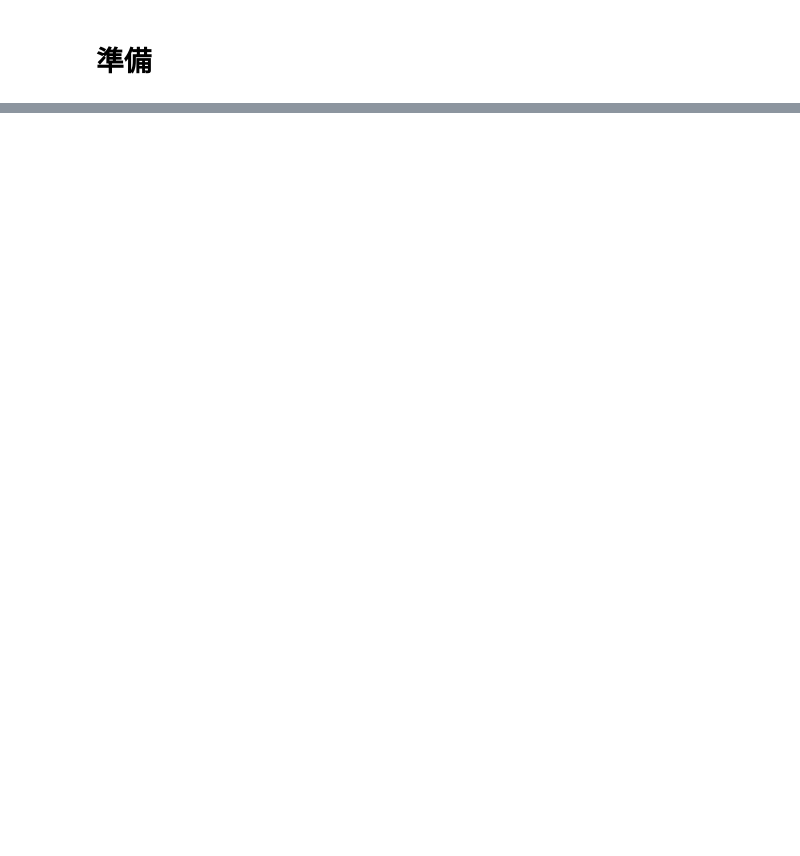
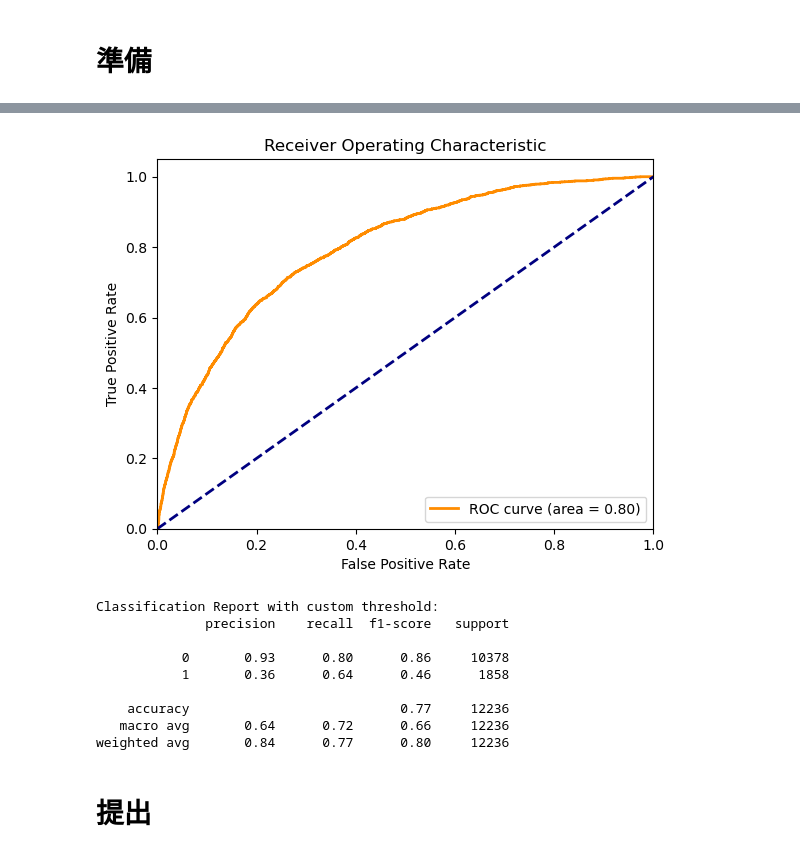
Before and after one commit to christian6022/MUFJ_Basic_Camp2024, a Jupyter notebook: src/model.ipynb, the cells around one changed output, grey strips where cells are left out. Cells and saved outputs as stored; diff of their text form; code cells hidden in the pictures; blank space fills up the shorter version.

```diff
--- a/src/model.ipynb
+++ b/src/model.ipynb
@@ -102,0 +149,15 @@ None
+# %%
+"""データの分割"""
+
+# 説明変数/目的変数の分割
+X = train_df_encoded.drop(columns=["not.fully.paid"])
+y = train_df_encoded["not.fully.paid"]
+
+# 訓練/テストデータに分割
+X_train, X_test, y_train, y_test = train_test_split(
+    X,
+    y,
+    test_size=0.3,
+    random_state=42,
+    stratify=y
+)
@@ -102,0 +222,38 @@ None
+# %%
+"""予測確率に対する閾値の設定"""
+
+# ROC曲線の描画とAUCの計算
+fpr, tpr, thresholds = roc_curve(y_test, y_pred_prob)
+roc_auc = roc_auc_score(y_test, y_pred_prob)
+
+plt.figure()
+plt.plot(fpr, tpr, color='darkorange', lw=2, label='ROC curve (area = %0.2f)' % roc_auc)
+plt.plot([0, 1], [0, 1], color='navy', lw=2, linestyle='--')
+plt.xlim([0.0, 1.0])
+plt.ylim([0.0, 1.05])
+plt.xlabel('False Positive Rate')
+plt.ylabel('True Positive Rate')
+plt.title('Receiver Operating Characteristic')
+plt.legend(loc='lower right')
+plt.show()
+
+# 適切な閾値の決定（例として0.4を使用）
+threshold = 0.2
+y_pred_custom_threshold = (y_pred_prob >= threshold).astype(int)
+
+# 結果の表示
+print("Classification Report with custom threshold:")
+print(classification_report(y_test, y_pred_custom_threshold))
+# %% [output]
+[figure, added]
+Classification Report with custom threshold:
+              precision    recall  f1-score   support
+
+           0       0.93      0.80      0.86     10378
+           1       0.36      0.64      0.46      1858
+
+    accuracy                           0.77     12236
+   macro avg       0.64      0.72      0.66     12236
+weighted avg       0.84      0.77      0.80     12236
+# %% [markdown]
+# 提出
```
Also changed, not shown: parts of 14 cells of this notebook, 2 other files.
